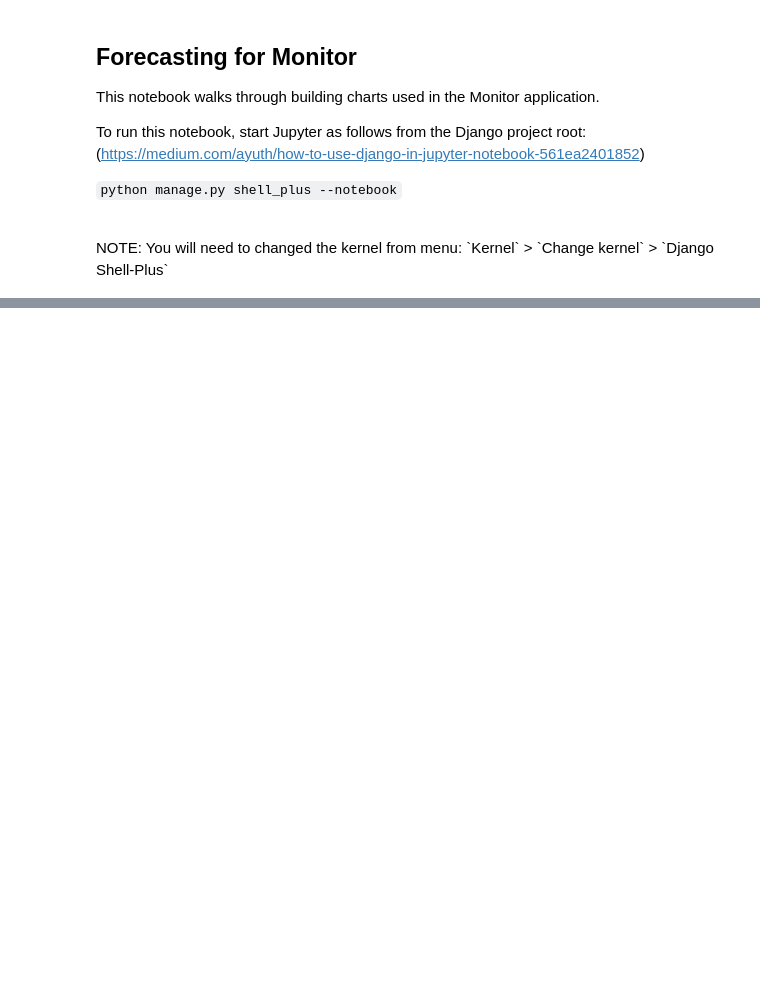
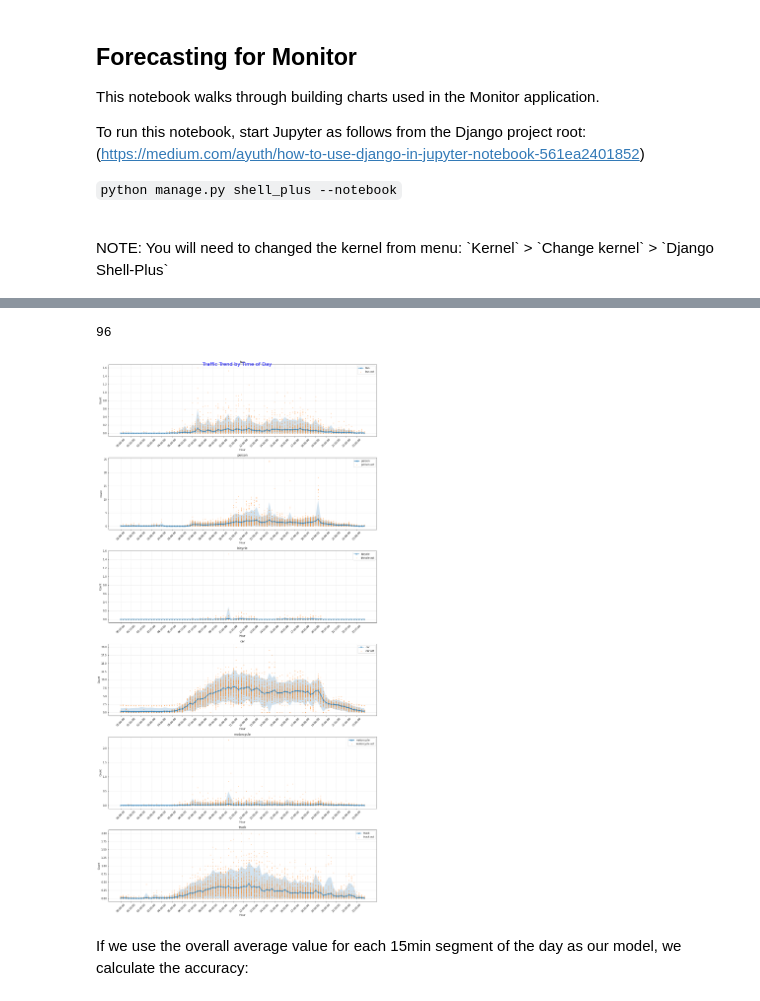
Before and after one commit to mcdomx/monitor, a Jupyter notebook: notebooks/monitor_forecasting.ipynb, the cells around one changed output, grey strips where cells are left out. Drawn from its saved outputs; the diff is of its cells as text; code cells hidden in the pictures; blank space fills up the shorter version.

```diff
--- a/notebooks/monitor_forecasting.ipynb
+++ b/notebooks/monitor_forecasting.ipynb
@@ -80,0 +208,10 @@ raw_df['hour'] = raw_df.time_stamp.apply(lambda s: s.hour)
+# %%
+# extract the mean columns for each class
+for c in categories:
+    weekdayavg_df[f"{c}_pred"] = weekdayavg_df[(c, 'mean')]
+weekdayavg_df = weekdayavg_df.droplevel(1, axis=1).drop(columns=categories)
+weekdayavg_df = weekdayavg_df.reset_index()
+
+weekdayavg_accuracy = raw_df.merge(weekdayavg_df, on='weekday')
+
+results_dict.update(results(weekdayavg_accuracy, "WeekdayAvg"))
@@ -80,0 +230,5 @@ raw_df['hour'] = raw_df.time_stamp.apply(lambda s: s.hour)
+# %%
+dayavg_df = raw_df.groupby(['day_minute_qtr_hour']).agg([np.mean, np.std])[categories]
+dayavg_df['time_stamp'] = pd.Series(dayavg_df.index.values).apply(lambda s: datetime.time(int(s/60),s%60)).values
+dayavg_df.reset_index(inplace=True)
+dayavg_df.head()
@@ -80,0 +243,35 @@ raw_df['hour'] = raw_df.time_stamp.apply(lambda s: s.hour)
+# %%
+len(raw_df.day_minute_qtr_hour.unique())
+# %% [output]
+96
+# %%
+fig, subplot = plt.subplots(nrows=len(categories), ncols=1, figsize=(16,32))
+fig.suptitle("Traffic Trend by Time of Day", fontsize=20, c='b')
+
+plot_df = dayavg_df
+
+for i, c in enumerate(categories):
+    if len(plot_df[c]) == 0:
+        continue
+    y_val = plot_df[(c, 'mean')]
+    y_err = plot_df[(c, 'std')].values * 1.97
+    subplot[i].plot(plot_df.day_minute_qtr_hour, y_val, label=c, marker='x', lw=2)
+    subplot[i].fill_between(plot_df.day_minute_qtr_hour, np.clip(y_val - y_err,a_min=0, a_max=None), y_val + y_err, alpha=0.2)
+    subplot[i].scatter(raw_df.day_minute_qtr_hour, raw_df[c], alpha=.4, label=f"{c} act", s=4)
+
+    subplot[i].set_title(c)
+    subplot[i].set_ylabel("Count")
+    subplot[i].set_xlabel("Hour")
+    tick_locations = [x for i, x in enumerate(dayavg_df.day_minute_qtr_hour) if i%4==0]
+    subplot[i].set_xticks(tick_locations)
+    subplot[i].set_xticklabels(plot_df.time_stamp[np.array(tick_locations)/15], rotation=45)
+
+    subplot[i].grid(linestyle='--', alpha=.5, linewidth=.7)
+    subplot[i].legend()
+
+plt.tight_layout()
+plt.show()
+# %% [output]
+[figure, added]
+# %% [markdown]
+If we use the overall average value for each 15min segment of the day as our model, we calculate the accuracy:
```
Also changed, not shown: parts of 78 cells of this notebook, 2 other files.
